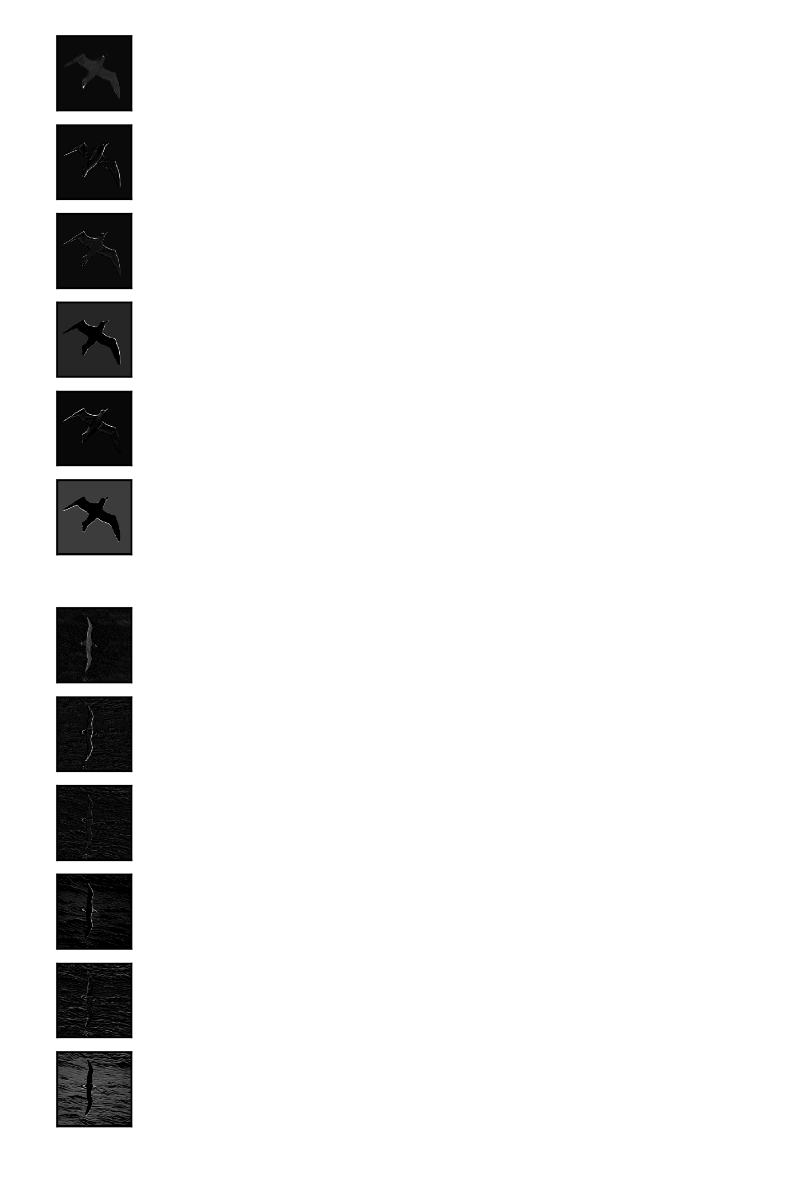
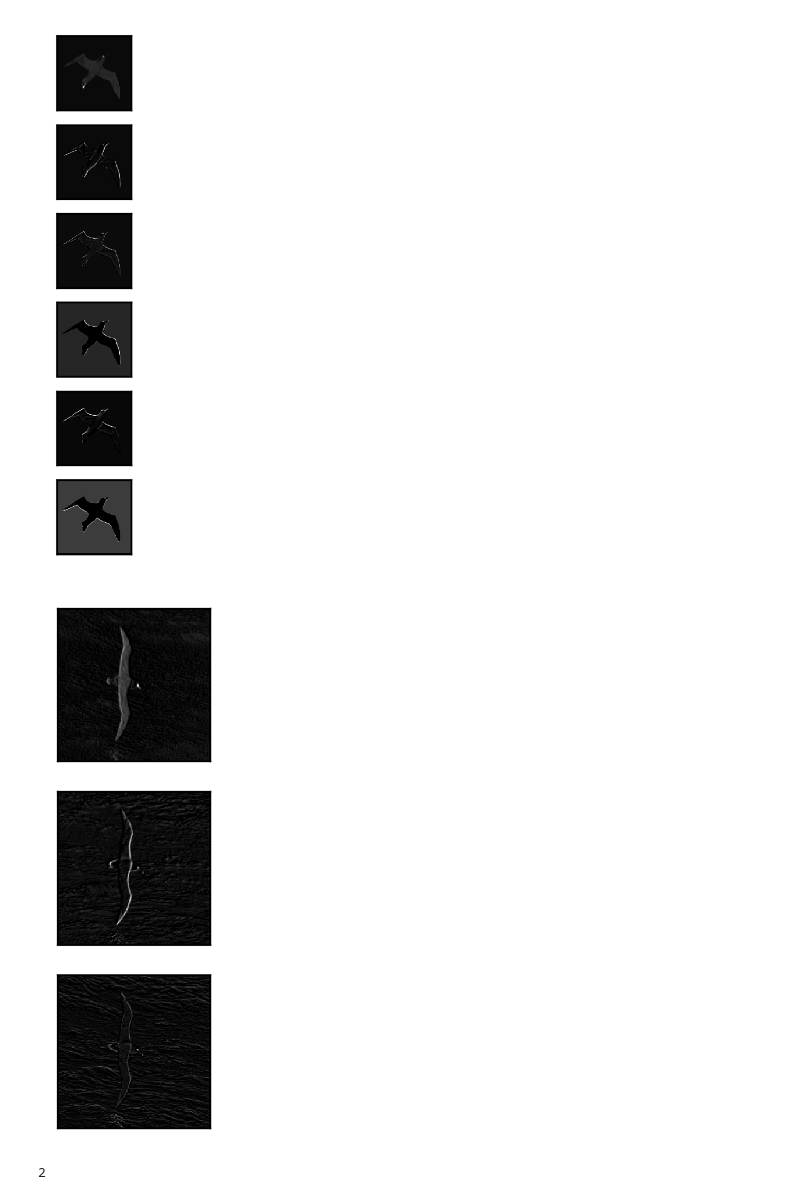
Before and after one commit to JiaxinZhuang/Interpretation, a Jupyter notebook: jupyter/Visualization-Of-Feature-map-CUB(Vgg16).ipynb, the cells around one changed output. Cells and saved outputs as stored; diff of their text form; code cells hidden in the pictures; blank space fills up the shorter version.

```diff
--- a/jupyter/Visualization-Of-Feature-map-CUB(Vgg16).ipynb
+++ b/jupyter/Visualization-Of-Feature-map-CUB(Vgg16).ipynb
@@ -287,9 +287,9 @@ visualize_features_map(2, conv_output[0], n_filters=6, n_channels=1)
 # %% [output]
 [figure]
 # %%
-visualize_features_map(3, conv_output[0], n_filters=6, n_channels=1)
+visualize_features_map(3, conv_output[0], n_filters=3, n_channels=1)
 # %% [output]
-[figure, old version]
+[figure, new version]
 # %%
 def find_max_activation_v1(img_index, conv_output):
     """Find thr max activation and return its index.
@@ -328,3 +361,8 @@ def find_max_activation_v2(img_index, conv_output):
+# %%
+data = np.random.randint(76,size=(3,3,224,224))
+find_max_activation_v3(0, data)
+# %% [output]
+2
 # %%
 # Iterate print out max filter for each images in same layer using find_max_activation_v1
 for layer in range(len(conv_output_indexes)):
```
Also changed, not shown: parts of 16 cells of this notebook, 1 other file.
